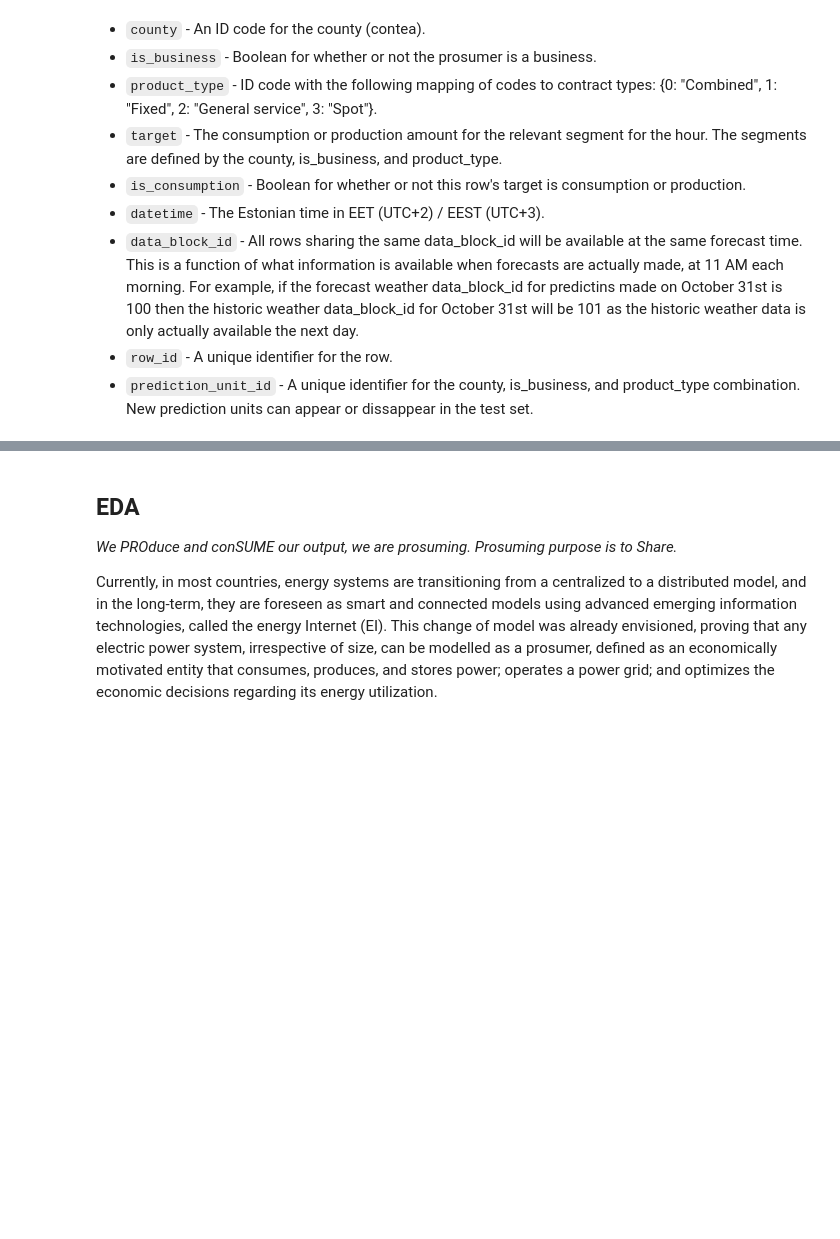
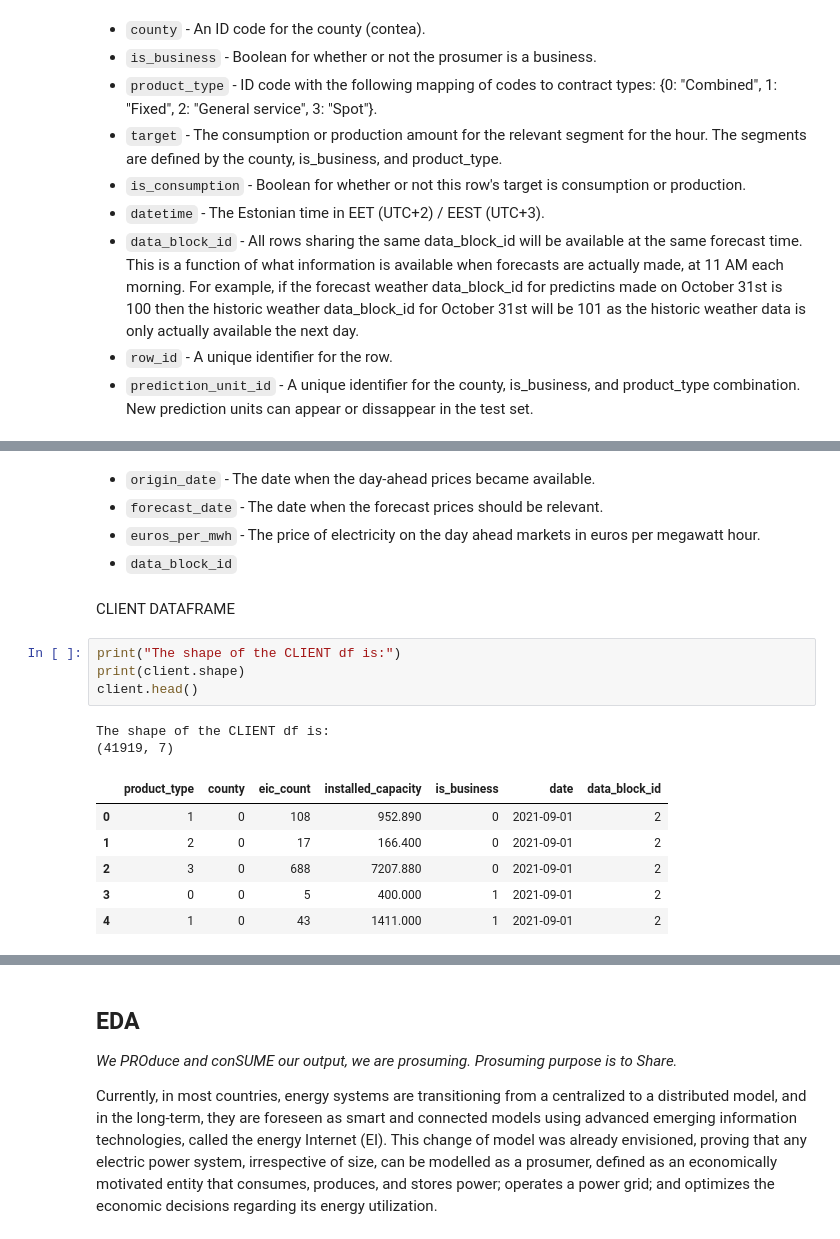
Before and after one commit to GiacomoPracucci/prosumer-energy-prediction, a Jupyter notebook: src/main.ipynb, the cells around one changed output, grey strips where cells are left out. Saved outputs shown, nothing was run; the diff lists cells and outputs as text; blank space fills up the shorter version.

```diff
--- a/src/main.ipynb
+++ b/src/main.ipynb
@@ -88,0 +127,20 @@ submission.head()
+# %% [markdown]
+- `origin_date` - The date when the day-ahead prices became available.
+- `forecast_date` - The date when the forecast prices should be relevant.
+- `euros_per_mwh` - The price of electricity on the day ahead markets in euros per megawatt hour.
+- `data_block_id`
+# %% [markdown]
+CLIENT DATAFRAME
+# %%
+print("The shape of the CLIENT df is:")
+print(client.shape)
+client.head()
+# %% [output]
+The shape of the CLIENT df is:
+(41919, 7)
+|  | product_type | county | eic_count | installed_capacity | is_business | date | data_block_id |
+| 0 | 1 | 0 | 108 | 952.890 | 0 | 2021-09-01 | 2 |
+| 1 | 2 | 0 | 17 | 166.400 | 0 | 2021-09-01 | 2 |
+| 2 | 3 | 0 | 688 | 7207.880 | 0 | 2021-09-01 | 2 |
+| 3 | 0 | 0 | 5 | 400.000 | 1 | 2021-09-01 | 2 |
+| 4 | 1 | 0 | 43 | 1411.000 | 1 | 2021-09-01 | 2 |
```
Also changed, not shown: parts of 19 cells of this notebook.
